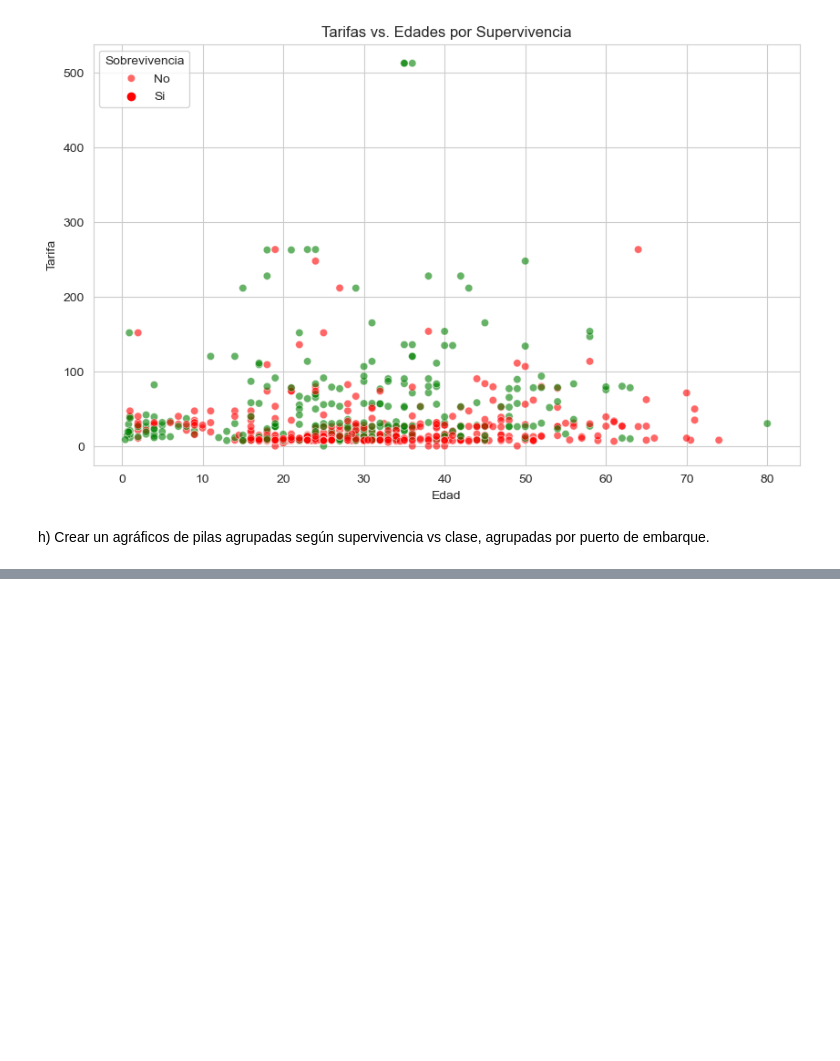
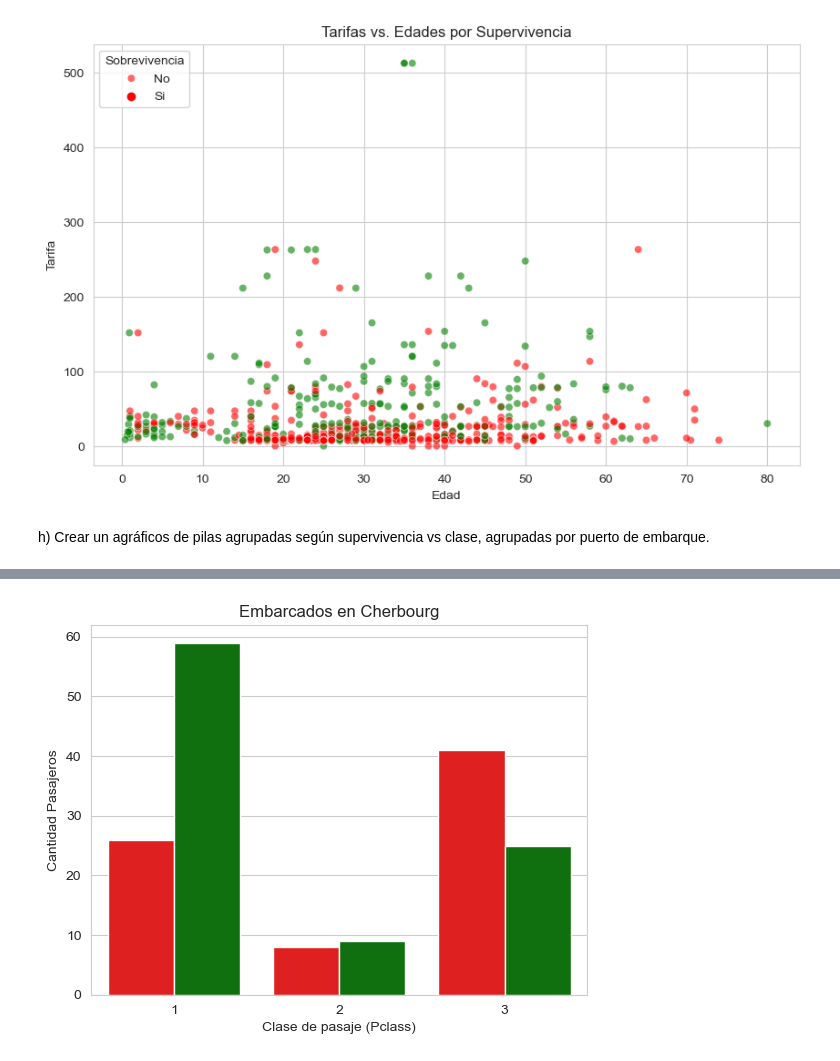
Before and after one commit to fidebravo/Modulo3, a Jupyter notebook: Modulo3_Actividad4.ipynb, the cells around one changed output, grey strips where cells are left out. Saved outputs shown, nothing was run; the diff lists cells and outputs as text; code cells hidden in the pictures; blank space fills up the shorter version.

```diff
--- a/Modulo3_Actividad4.ipynb
+++ b/Modulo3_Actividad4.ipynb
@@ -175,11 +190,13 @@ plt.show()
 # %%
 try:
-    sns.countplot(data=df_queenstown, x='pclass', hue='survived',  palette='pastel')
+    sns.countplot(data=df_cherbourg, x='pclass', hue='survived',  palette=colores)
 except AttributeError as e:
     print('')
 
-plt.title('Embarcados en Queenstown')
+plt.title('Embarcados en Cherbourg')
 plt.xlabel('Clase de pasaje (Pclass)')
 plt.ylabel('Cantidad Pasajeros')
 
 plt.show()
+# %% [output]
+[figure, added]
```
Also changed, not shown: parts of 4 cells of this notebook.
